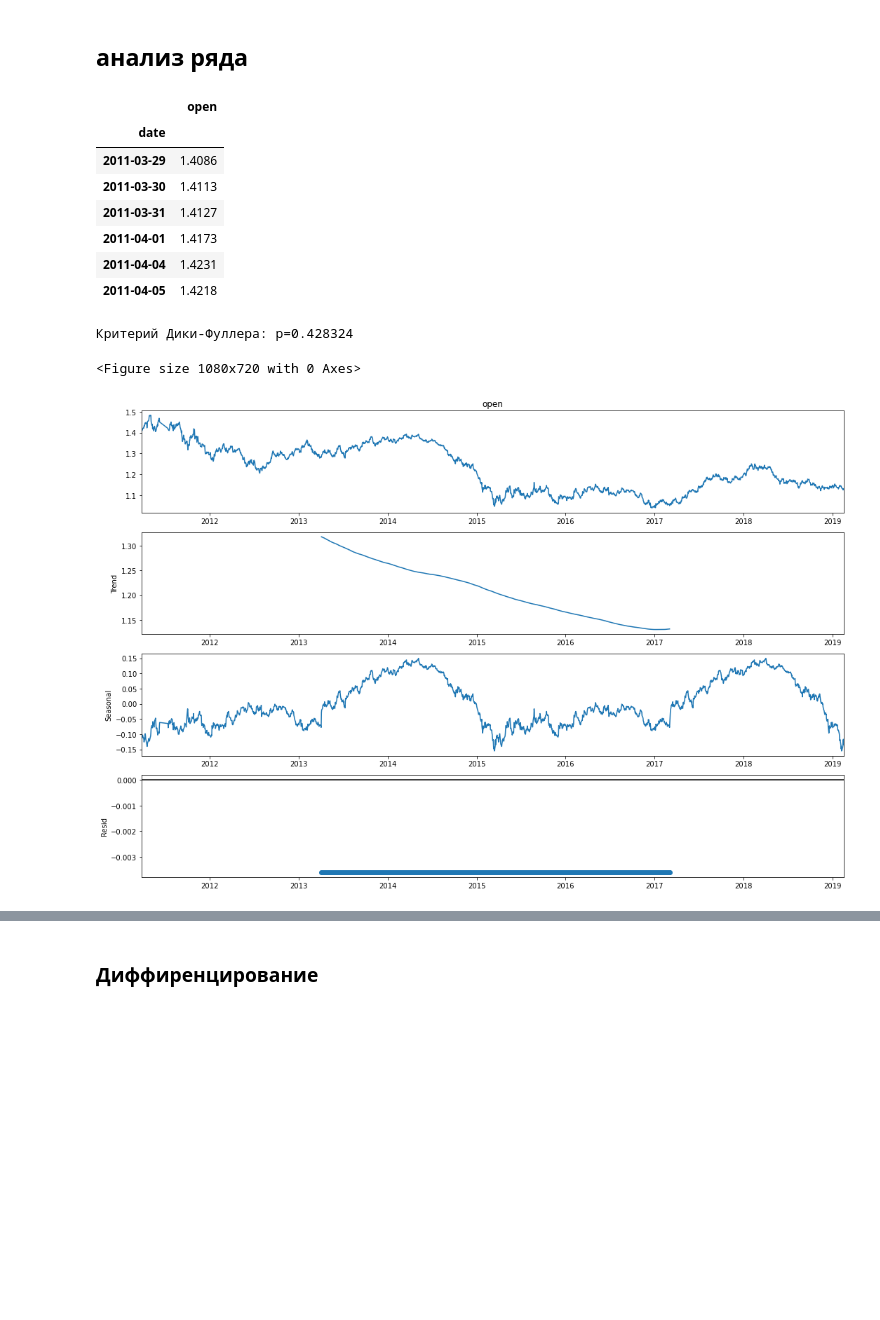
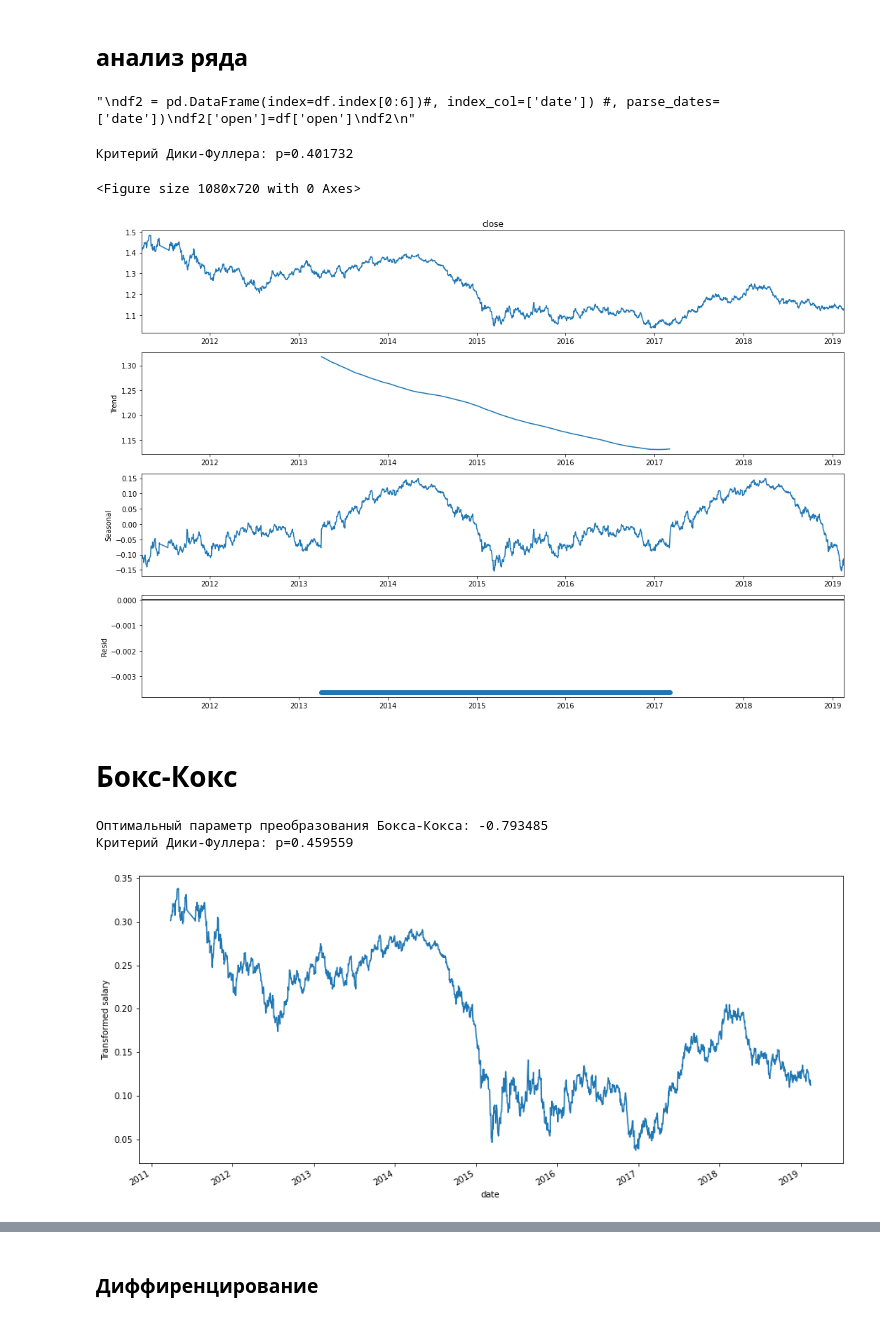
Before and after one commit to razmarrus/diploma, a Jupyter notebook: Data_Preparation.ipynb, the cells around one changed output, grey strips where cells are left out. Drawn from its saved outputs; the diff is of its cells as text; code cells hidden in the pictures; blank space fills up the shorter version.

```diff
--- a/Data_Preparation.ipynb
+++ b/Data_Preparation.ipynb
@@ -57,23 +61,31 @@ plt.legend(loc='upper left')
 # %% [markdown]
 ## анализ ряда
 # %%
+'''
 df2 = pd.DataFrame(index=df.index[0:6])#, index_col=['date']) #, parse_dates=['date'])
 df2['open']=df['open']
 df2
+'''
 # %% [output]
-|  | open |
-| date |  |
-| 2011-03-29 | 1.4086 |
-| 2011-03-30 | 1.4113 |
-| 2011-03-31 | 1.4127 |
-| 2011-04-01 | 1.4173 |
-| 2011-04-04 | 1.4231 |
-| 2011-04-05 | 1.4218 |
+"\ndf2 = pd.DataFrame(index=df.index[0:6])#, index_col=['date']) #, parse_dates=['date'])\ndf2['open']=df['open']\ndf2\n"
 # %%
 plt.figure(figsize(15,10))
-sm.tsa.seasonal_decompose(df.open,  period = 1024).plot()
-print("Критерий Дики-Фуллера: p=%f" % sm.tsa.stattools.adfuller(df.open)[1])
+sm.tsa.seasonal_decompose(df.close,  period = 1024).plot()
+print("Критерий Дики-Фуллера: p=%f" % sm.tsa.stattools.adfuller(df.close)[1])
 # %% [output]
-Критерий Дики-Фуллера: p=0.428324
+Критерий Дики-Фуллера: p=0.401732
 <Figure size 1080x720 with 0 Axes>
 [figure]
+# %% [markdown]
+# Бокс-Кокс
+# %%
+df['close'], lmbda = stats.boxcox(df['close'])
+plt.figure(figsize(15,7))
+df['close'].plot()
+plt.ylabel(u'Transformed salary')
+print("Оптимальный параметр преобразования Бокса-Кокса: %f" % lmbda)
+print("Критерий Дики-Фуллера: p=%f" % sm.tsa.stattools.adfuller(df)[1])
+# %% [output]
+Оптимальный параметр преобразования Бокса-Кокса: -0.793485
+Критерий Дики-Фуллера: p=0.459559
+[figure, added]
```
Also changed, not shown: parts of 35 cells of this notebook, 3 other files.
